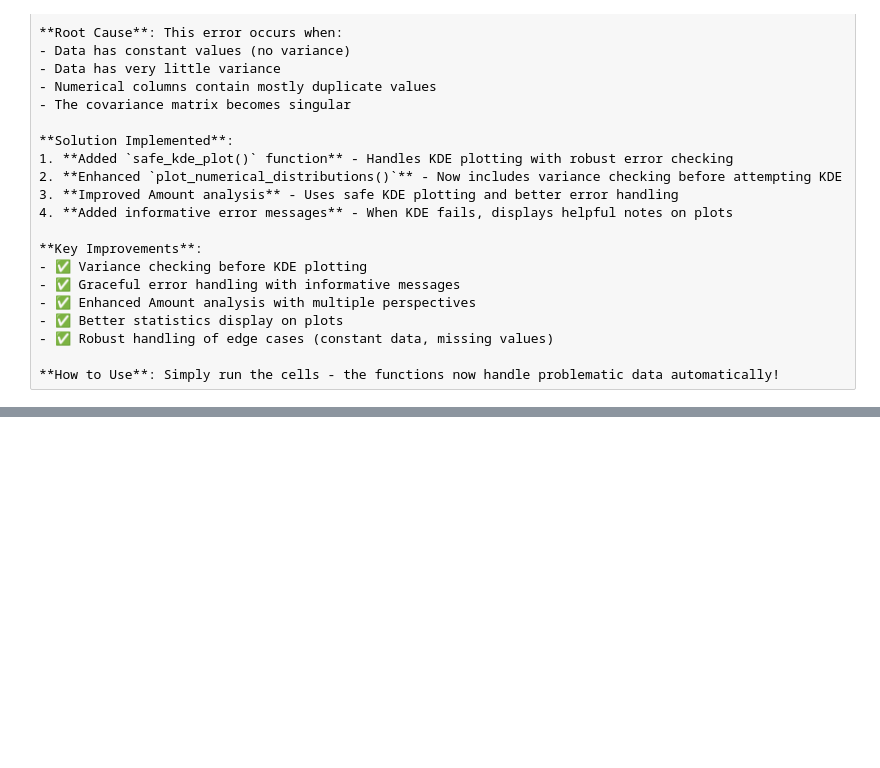
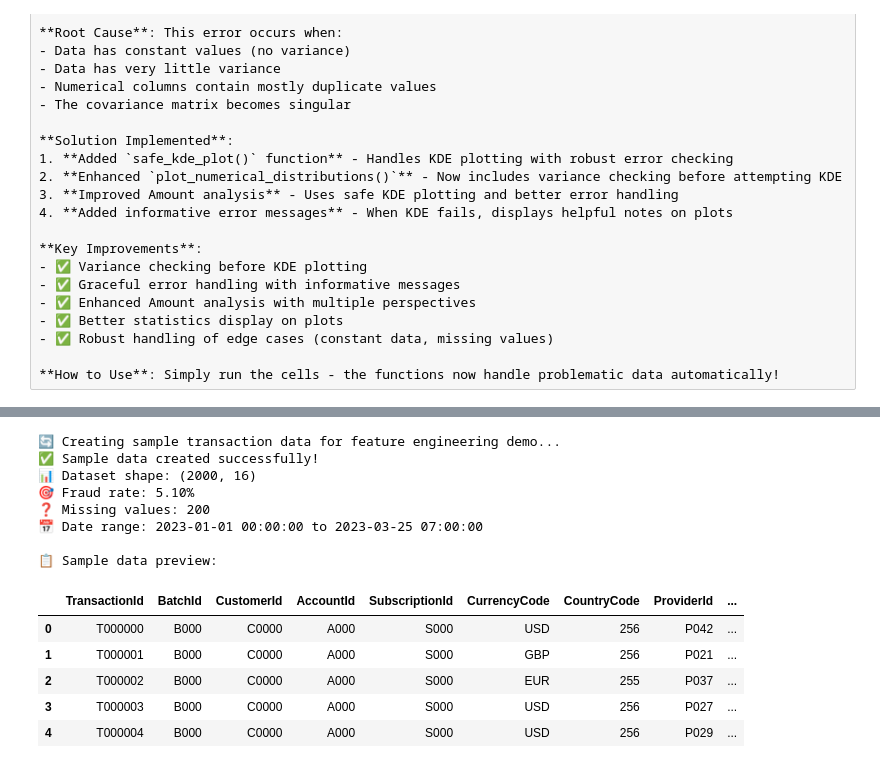
Before and after one commit to projwork/credit-risk-probability-model, a Jupyter notebook: notebooks/creditRiskProbabilityModel.ipynb, the cells around one changed output, grey strips where cells are left out. Saved outputs shown, nothing was run; the diff lists cells and outputs as text; code cells hidden in the pictures; blank space fills up the shorter version.

```diff
--- a/notebooks/creditRiskProbabilityModel.ipynb
+++ b/notebooks/creditRiskProbabilityModel.ipynb
@@ -1158,0 +1321,67 @@ LinAlgError: The data appears to lie in a lower-dimensional subspace...
+# %%
+# Create realistic sample transaction data for demonstration
+print("🔄 Creating sample transaction data for feature engineering demo...")
+
+# Import required libraries for this cell
+import pandas as pd
+import numpy as np
+from datetime import datetime
+
+# Set random seed for reproducibility
+np.random.seed(42)
+n_samples = 2000
+
+# Generate realistic transaction data
+sample_data = pd.DataFrame({
+    'TransactionId': [f'T{i:06d}' for i in range(n_samples)],
+    'BatchId': [f'B{i//100:03d}' for i in range(n_samples)],
+    'CustomerId': [f'C{i//10:04d}' for i in range(n_samples)],
+    'AccountId': [f'A{i//20:03d}' for i in range(n_samples)],
+    'SubscriptionId': [f'S{i//50:03d}' for i in range(n_samples)],
+    'CurrencyCode': np.random.choice(['USD', 'EUR', 'GBP'], n_samples, p=[0.7, 0.2, 0.1]),
+    'CountryCode': np.random.choice([256, 254, 255], n_samples, p=[0.6, 0.3, 0.1]),
+    'ProviderId': [f'P{np.random.randint(1, 50):03d}' for _ in range(n_samples)],
+    'ProductId': [f'PROD{np.random.randint(1, 200):03d}' for _ in range(n_samples)],
+    'ProductCategory': np.random.choice(['electronics', 'clothing', 'food', 'entertainment', 'utilities'], n_samples),
+    'ChannelId': np.random.choice(['web', 'mobile', 'atm', 'pos'], n_samples),
+    'Amount': np.random.lognormal(4, 1, n_samples),  # Log-normal distribution for amounts
+    'Value': np.abs(np.random.normal(100, 30, n_samples)),  # Absolute values
+    'TransactionStartTime': pd.date_range('2023-01-01', periods=n_samples, freq='H'),
+    'PricingStrategy': np.random.choice([1, 2, 3, 4], n_samples),
+    'FraudResult': np.random.choice([0, 1], n_samples, p=[0.95, 0.05])  # 5% fraud rate
+})
+
+# Make fraud patterns more realistic
+fraud_mask = sample_data['FraudResult'] == 1
+sample_data.loc[fraud_mask, 'Amount'] *= 3  # Fraudulent transactions tend to be larger
+sample_data.loc[fraud_mask, 'Value'] *= 2.5
+
+# Add some missing values to test missing value handling
+missing_indices = np.random.choice(n_samples, size=int(0.1 * n_samples), replace=False)
+sample_data.loc[missing_indices[:100], 'Amount'] = np.nan
+sample_data.loc[missing_indices[100:], 'ProductCategory'] = np.nan
+
+print(f"✅ Sample data created successfully!")
+print(f"📊 Dataset shape: {sample_data.shape}")
+print(f"🎯 Fraud rate: {sample_data['FraudResult'].mean():.2%}")
+print(f"❓ Missing values: {sample_data.isnull().sum().sum():,}")
+print(f"📅 Date range: {sample_data['TransactionStartTime'].min()} to {sample_data['TransactionStartTime'].max()}")
+
+# Display first few rows
+print("\n📋 Sample data preview:")
+display(sample_data.head())
+# %% [output]
+🔄 Creating sample transaction data for feature engineering demo...
+✅ Sample data created successfully!
+📊 Dataset shape: (2000, 16)
+🎯 Fraud rate: 5.10%
+❓ Missing values: 200
+📅 Date range: 2023-01-01 00:00:00 to 2023-03-25 07:00:00
+
+📋 Sample data preview:
+|  | TransactionId | BatchId | CustomerId | AccountId | SubscriptionId | CurrencyCode | CountryCode | ProviderId | ... |
+| 0 | T000000 | B000 | C0000 | A000 | S000 | USD | 256 | P042 | ... |
+| 1 | T000001 | B000 | C0000 | A000 | S000 | GBP | 256 | P021 | ... |
+| 2 | T000002 | B000 | C0000 | A000 | S000 | EUR | 255 | P037 | ... |
+| 3 | T000003 | B000 | C0000 | A000 | S000 | USD | 256 | P027 | ... |
+| 4 | T000004 | B000 | C0000 | A000 | S000 | USD | 256 | P029 | ... |
```
Also changed, not shown: parts of 9 cells of this notebook, 15 other files.
